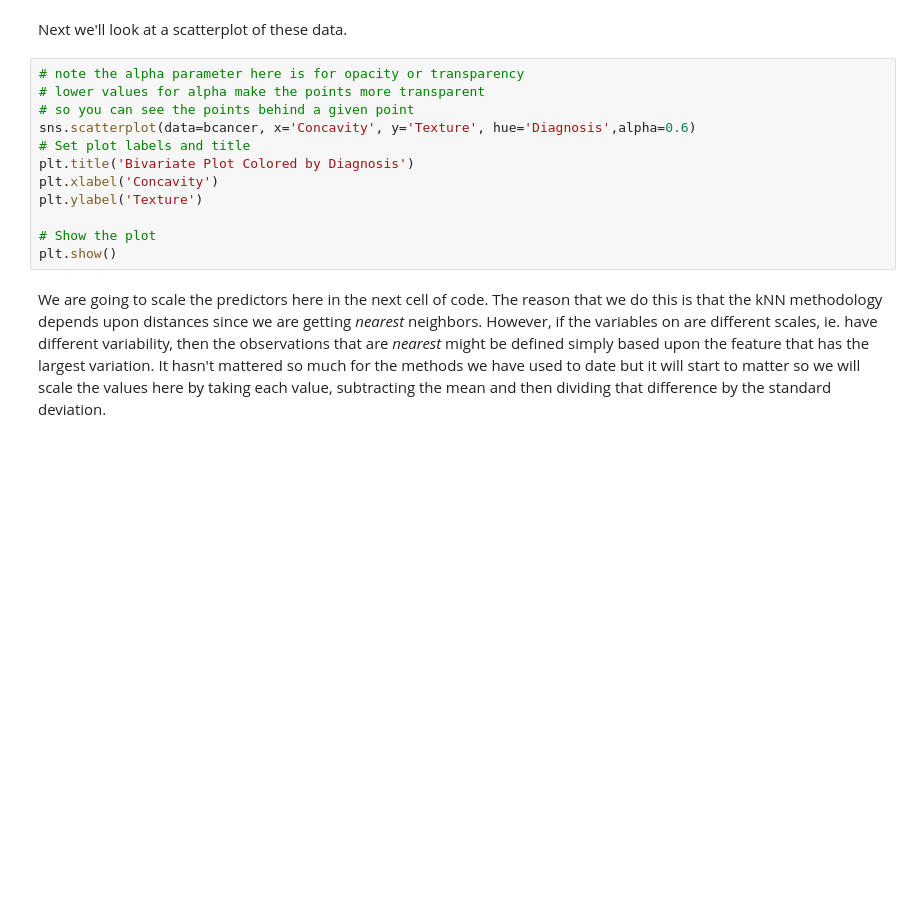
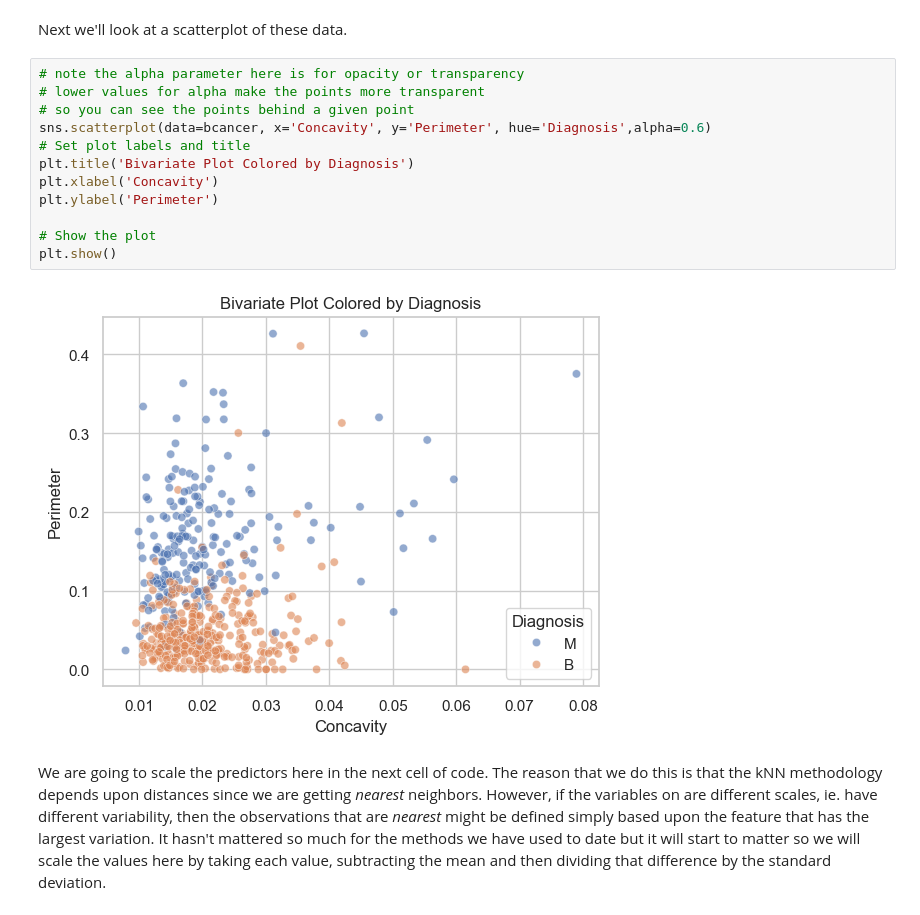
Before and after one commit to schuckers/DTSC2302, a Jupyter notebook: LDA_QDA_kNN.ipynb, the cells around one changed output. Cells and saved outputs as stored; diff of their text form; blank space fills up the shorter version.

```diff
--- a/LDA_QDA_kNN.ipynb
+++ b/LDA_QDA_kNN.ipynb
@@ -41,15 +72,17 @@ Next we'll look at a scatterplot of these data.
 # %%
 # note the alpha parameter here is for opacity or transparency
 # lower values for alpha make the points more transparent
 # so you can see the points behind a given point
-sns.scatterplot(data=bcancer, x='Concavity', y='Texture', hue='Diagnosis',alpha=0.6)
+sns.scatterplot(data=bcancer, x='Concavity', y='Perimeter', hue='Diagnosis',alpha=0.6)
 # Set plot labels and title
 plt.title('Bivariate Plot Colored by Diagnosis')
 plt.xlabel('Concavity')
-plt.ylabel('Texture')
+plt.ylabel('Perimeter')
 
 # Show the plot
 plt.show()
+# %% [output]
+[figure, added]
 # %% [markdown]
 We are going to scale the predictors here in the next cell of code.  The reason that we do this is that  the kNN methodology depends upon distances since we are getting _nearest_ neighbors.  However, if the variables on are different scales, ie. have different variability, then the observations that are _nearest_ might be defined simply based upon the feature that has the largest variation.  It hasn't mattered so much for the methods we have used to date but it will start to matter so we will scale the values here by taking each value, subtracting the mean and
 then dividing that difference by the standard deviation.
```
Also changed, not shown: parts of 18 cells of this notebook.
